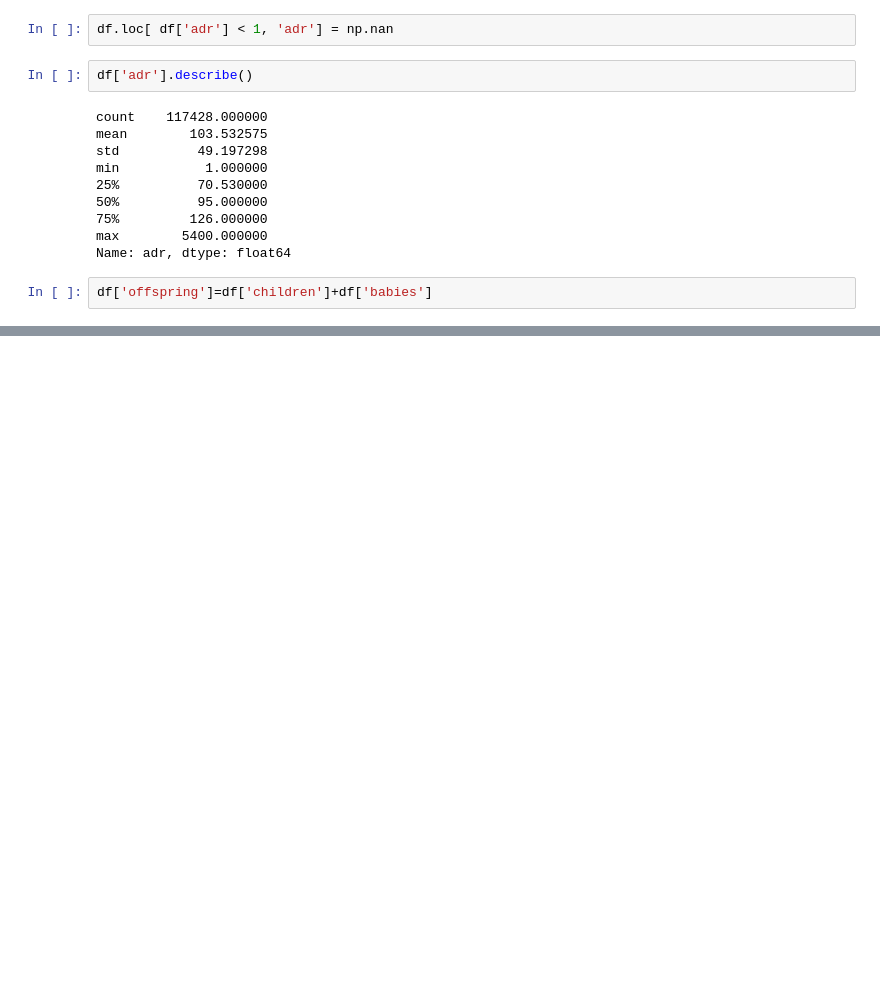
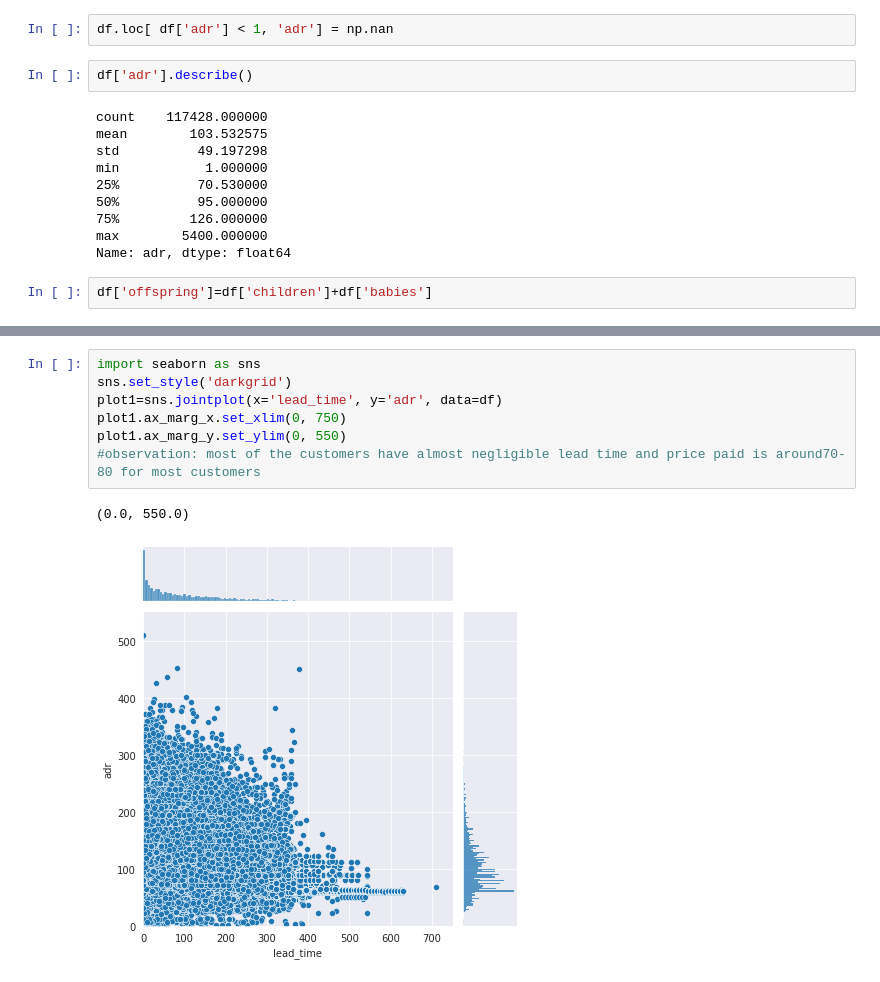
Before and after one commit to issatyajit/hotel-data-analysis, a Jupyter notebook: Hotel_Booking_Analysis_Capstone_Project.ipynb, the cells around one changed output, grey strips where cells are left out. Cells and saved outputs as stored; diff of their text form; blank space fills up the shorter version.

```diff
--- a/Hotel_Booking_Analysis_Capstone_Project.ipynb
+++ b/Hotel_Booking_Analysis_Capstone_Project.ipynb
@@ -64,0 +127,10 @@ df['offspring']=df['children']+df['babies']
+# %%
+import seaborn as sns
+sns.set_style('darkgrid')
+plot1=sns.jointplot(x='lead_time', y='adr', data=df)
+plot1.ax_marg_x.set_xlim(0, 750)
+plot1.ax_marg_y.set_ylim(0, 550)
+#observation: most of the customers have almost negligible lead time and price paid is around70-80 for most customers
+# %% [output]
+(0.0, 550.0)
+[figure, added]
```
Also changed, not shown: parts of 18 cells of this notebook.
